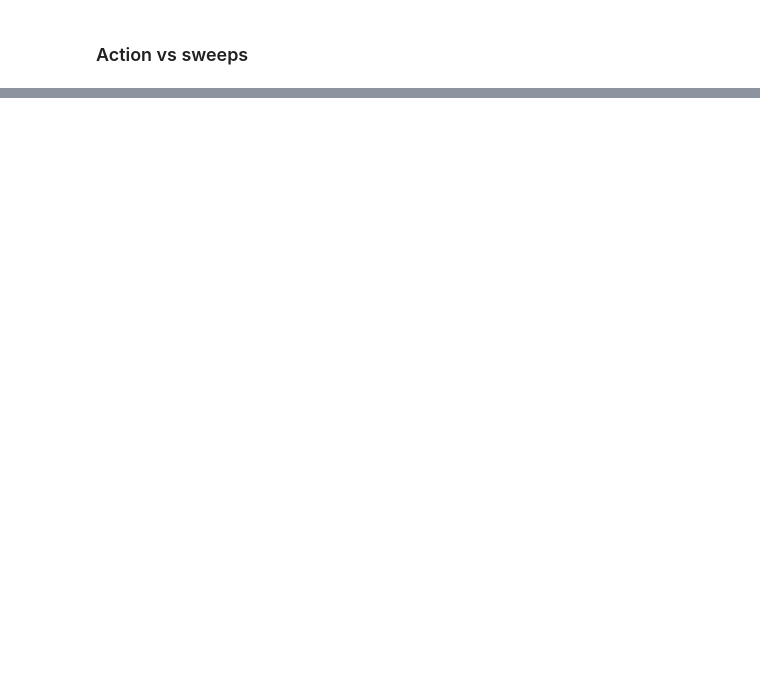
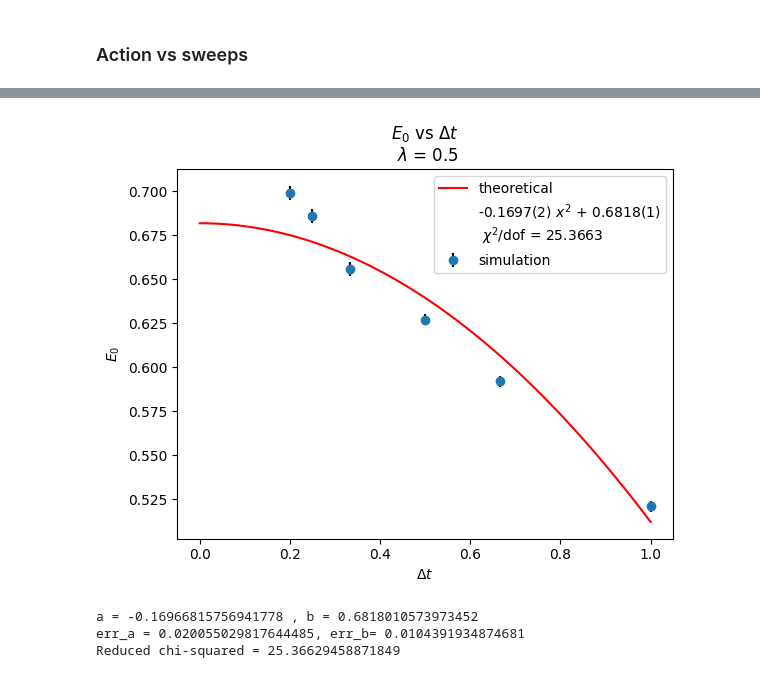
Before and after one commit to SoyAgustin/QF-Path-Integral, a Jupyter notebook: Notebooks_Py/oscillator.ipynb, the cells around one changed output, grey strips where cells are left out. Drawn from its saved outputs; the diff is of its cells as text; code cells hidden in the pictures; blank space fills up the shorter version.

```diff
--- a/Notebooks_Py/oscillator.ipynb
+++ b/Notebooks_Py/oscillator.ipynb
@@ -526,0 +124,12 @@ Reduced chi-squared = 3.105650059126713
+# %%
+x = np.array([10,15,20,30,40,50])
+x = 10/x
+y = [0.521,0.592,0.627,0.656,0.686,0.699]
+yerr = [0.003,0.003, 0.003,0.004,0.004,0.004]
+lambda_ = 0.5
+energy_plot(x,y,yerr,lambda_)
+# %% [output]
+[figure, added]
+a = -0.16966815756941778 , b = 0.6818010573973452
+err_a = 0.020055029817644485, err_b= 0.0104391934874681
+Reduced chi-squared = 25.36629458871849
```
Also changed, not shown: parts of 29 cells of this notebook, 6 other files.
